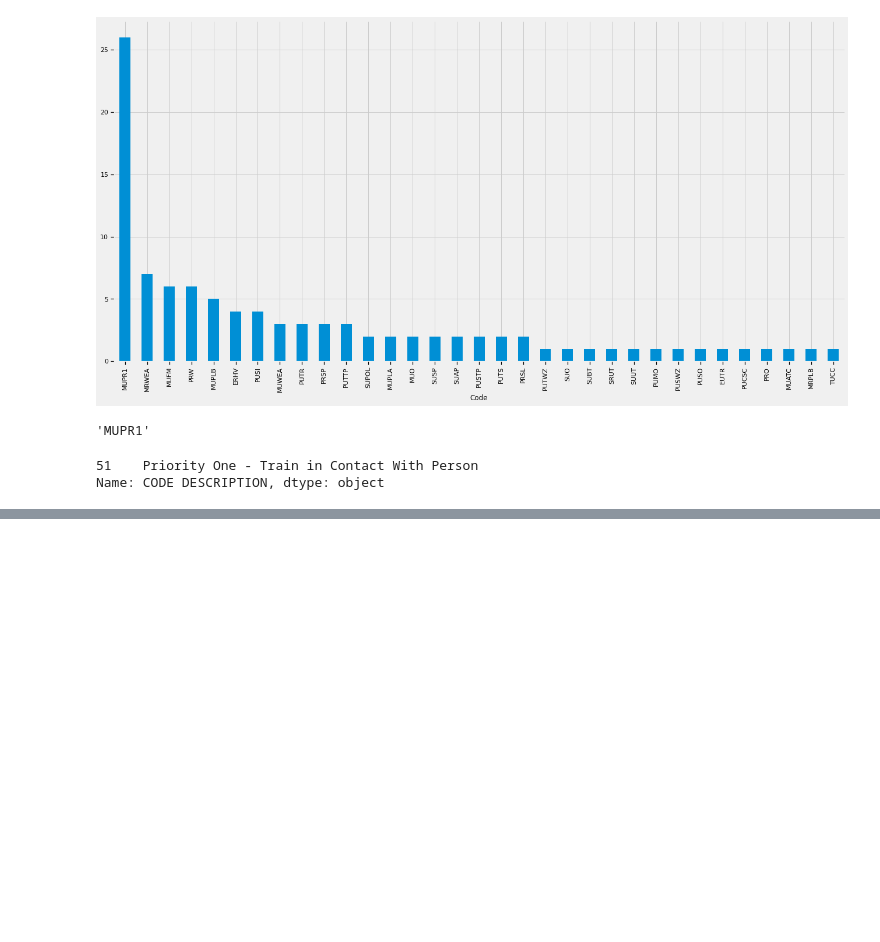
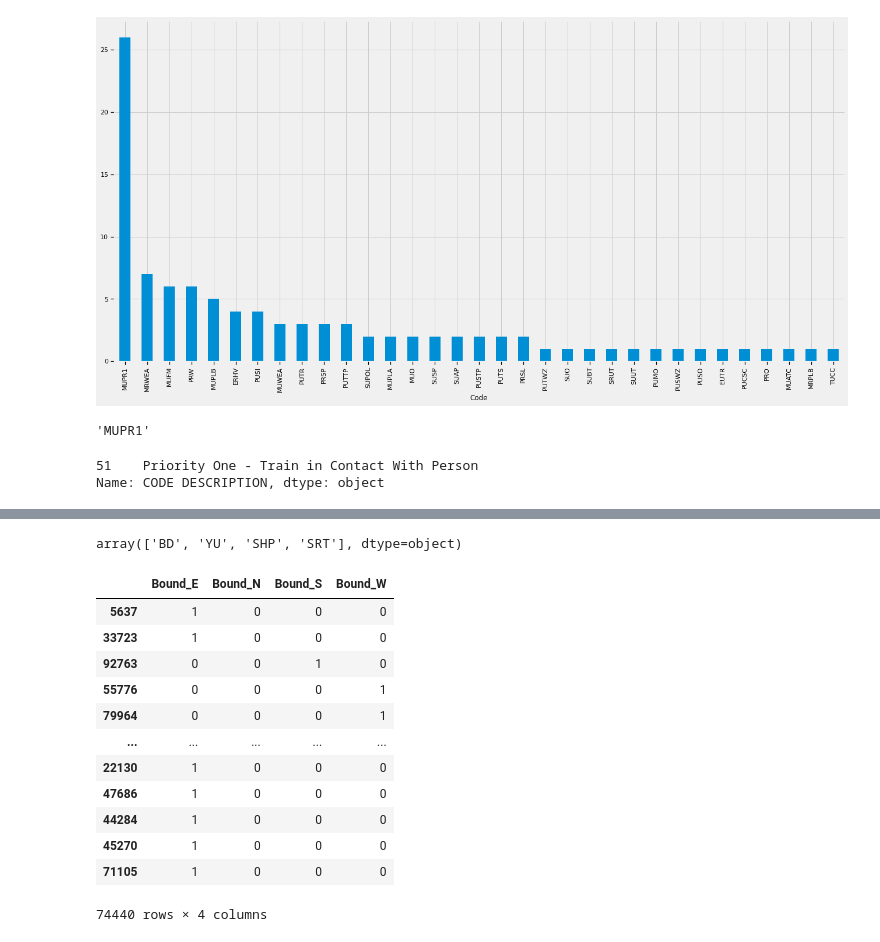
Before and after one commit to ganeshmanyam/mow-uoft, a Jupyter notebook: Notebook Files/project_2_modelling.ipynb, the cells around one changed output, grey strips where cells are left out. Saved outputs shown, nothing was run; the diff lists cells and outputs as text; code cells hidden in the pictures; blank space fills up the shorter version.

```diff
--- a/Notebook Files/project_2_modelling.ipynb
+++ b/Notebook Files/project_2_modelling.ipynb
@@ -469,0 +372,21 @@ Cross-validation RMSE scores std: 1.3700976645715566
+# %%
+big_df['Bound'].unique()
+big_df['Line'].unique()
+# %% [output]
+array(['BD', 'YU', 'SHP', 'SRT'], dtype=object)
+# %%
+pd.get_dummies(big_df.Bound, prefix='Bound')
+# %% [output]
+|  | Bound_E | Bound_N | Bound_S | Bound_W |
+| 5637 | 1 | 0 | 0 | 0 |
+| 33723 | 1 | 0 | 0 | 0 |
+| 92763 | 0 | 0 | 1 | 0 |
+| 55776 | 0 | 0 | 0 | 1 |
+| 79964 | 0 | 0 | 0 | 1 |
+| ... | ... | ... | ... | ... |
+| 22130 | 1 | 0 | 0 | 0 |
+| 47686 | 1 | 0 | 0 | 0 |
+| 44284 | 1 | 0 | 0 | 0 |
+| 45270 | 1 | 0 | 0 | 0 |
+| 71105 | 1 | 0 | 0 | 0 |
+74440 rows × 4 columns
```
Also changed, not shown: parts of 35 cells of this notebook.
